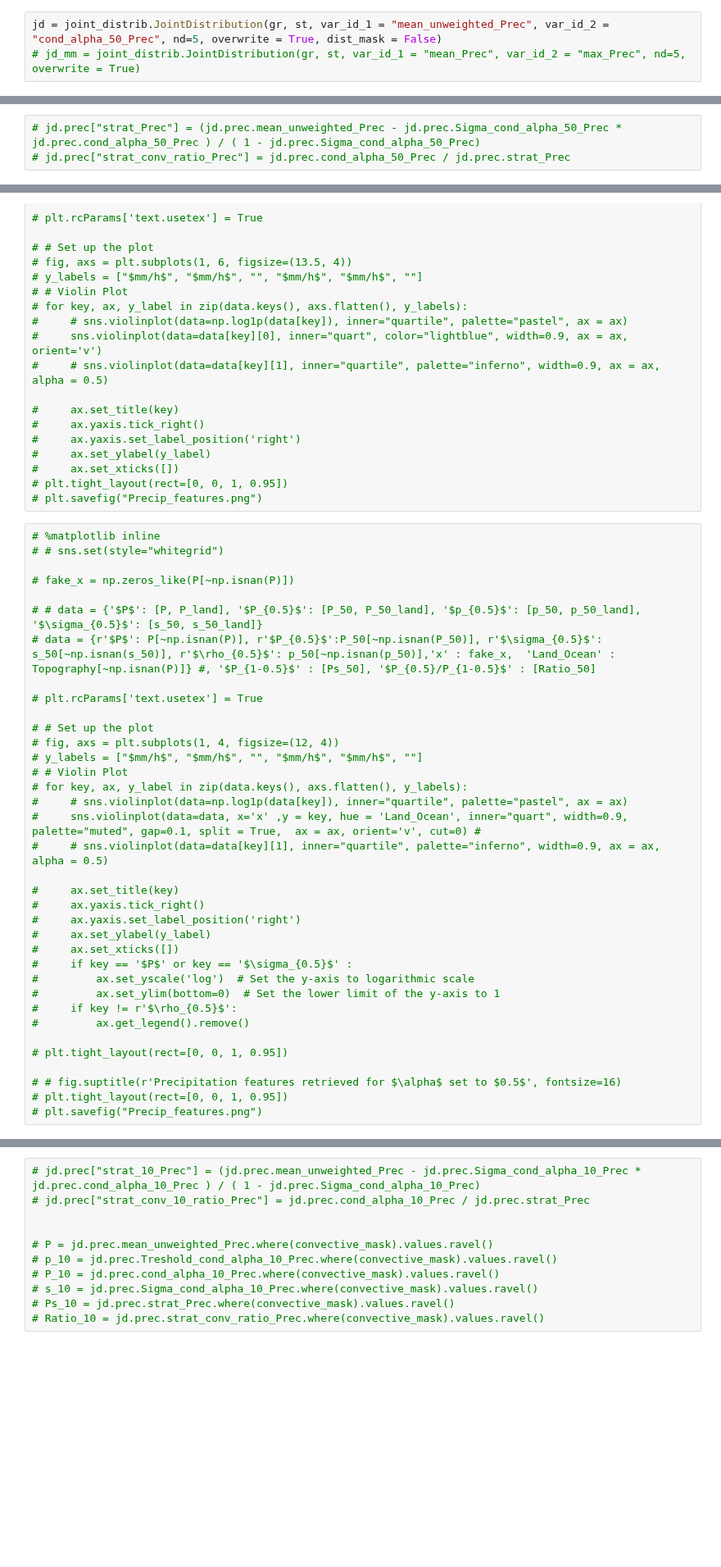
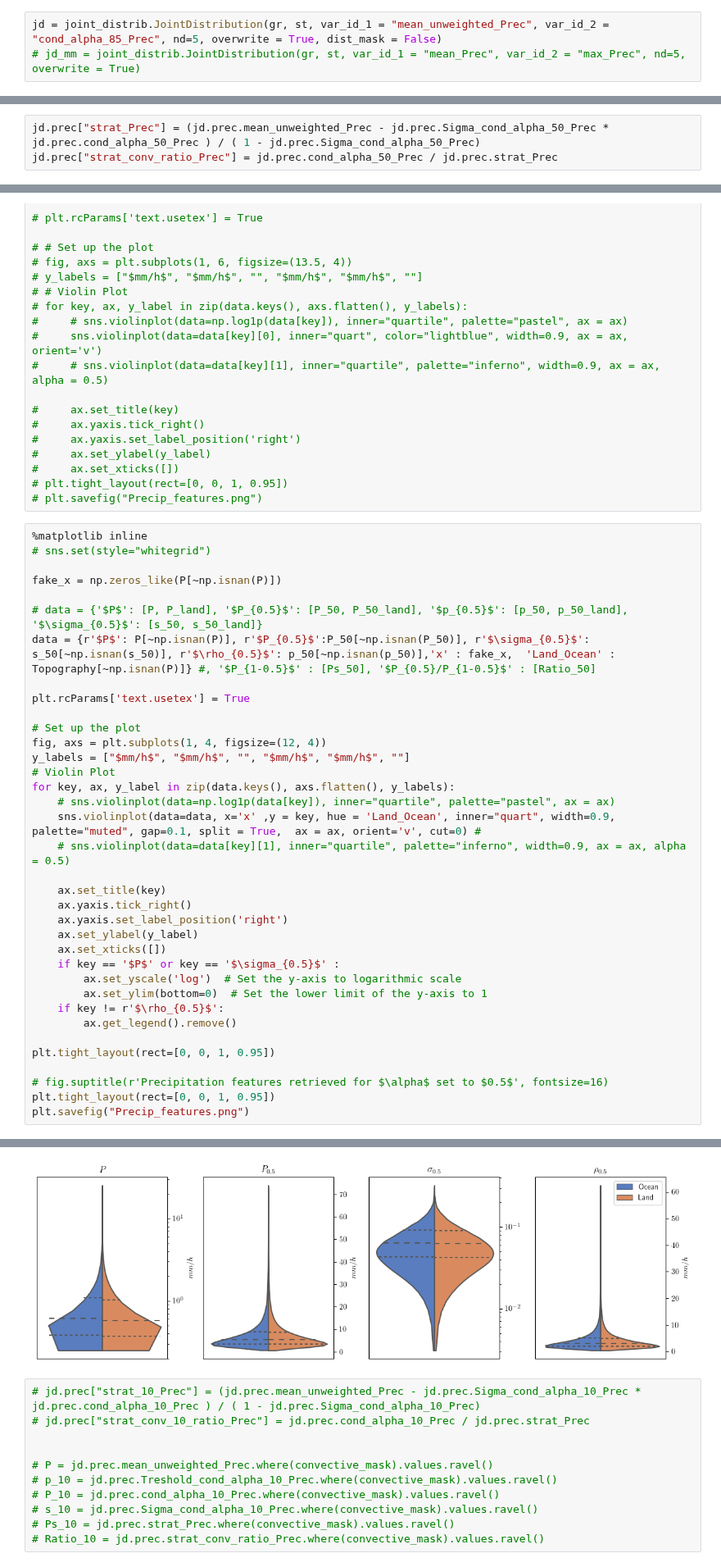
Before and after one commit to 19carenso/tempest, a Jupyter notebook: viz/cond_prec.ipynb, the cells around one changed output, grey strips where cells are left out. Shown at 82% size. Cells and saved outputs as stored; diff of their text form; blank space fills up the shorter version.

```diff
--- a/viz/cond_prec.ipynb
+++ b/viz/cond_prec.ipynb
@@ -34,5 +34,5 @@ Time elapsed for loading storms: 1.26 seconds
 # %%
-jd = joint_distrib.JointDistribution(gr, st, var_id_1 = "mean_unweighted_Prec", var_id_2 = "cond_alpha_50_Prec", nd=5, overwrite = True, dist_mask = False)
+jd = joint_distrib.JointDistribution(gr, st, var_id_1 = "mean_unweighted_Prec", var_id_2 = "cond_alpha_85_Prec", nd=5, overwrite = True, dist_mask = False)
 # jd_mm = joint_distrib.JointDistribution(gr, st, var_id_1 = "mean_Prec", var_id_2 = "max_Prec", nd=5, overwrite = True)
 # %% [output]
 Distribs have been recomputed because overwrite is set to True
@@ -41,6 +41,6 @@ Time elapsed for propagating all labels: 5.01 seconds
 # %%
-# jd.prec["strat_Prec"] = (jd.prec.mean_unweighted_Prec - jd.prec.Sigma_cond_alpha_50_Prec * jd.prec.cond_alpha_50_Prec ) / ( 1 - jd.prec.Sigma_cond_alpha_50_Prec)
-# jd.prec["strat_conv_ratio_Prec"] = jd.prec.cond_alpha_50_Prec / jd.prec.strat_Prec
+jd.prec["strat_Prec"] = (jd.prec.mean_unweighted_Prec - jd.prec.Sigma_cond_alpha_50_Prec * jd.prec.cond_alpha_50_Prec ) / ( 1 - jd.prec.Sigma_cond_alpha_50_Prec)
+jd.prec["strat_conv_ratio_Prec"] = jd.prec.cond_alpha_50_Prec / jd.prec.strat_Prec
 # %% [markdown]
 ## Get land and ocean masks
 # %%
@@ -117,38 +117,39 @@ Show distribs TODO make it land and ocean with ocean on top and land on bottom
 # plt.tight_layout(rect=[0, 0, 1, 0.95])
 # plt.savefig("Precip_features.png")
 # %%
-# %matplotlib inline
-# # sns.set(style="whitegrid")
+%matplotlib inline
+# sns.set(style="whitegrid")
 
-# fake_x = np.zeros_like(P[~np.isnan(P)])
+fake_x = np.zeros_like(P[~np.isnan(P)])
 
-# # data = {'$P$': [P, P_land], '$P_{0.5}$': [P_50, P_50_land], '$p_{0.5}$': [p_50, p_50_land], '$\sigma_{0.5}$': [s_50, s_50_land]}
-# data = {r'$P$': P[~np.isnan(P)], r'$P_{0.5}$':P_50[~np.isnan(P_50)], r'$\sigma_{0.5}$': s_50[~np.isnan(s_50)], r'$\rho_{0.5}$': p_50[~np.isnan(p_50)],'x' : fake_x,  'Land_Ocean' : Topography[~np.isnan(P)]} #, '$P_{1-0.5}$' : [Ps_50], '$P_{0.5}/P_{1-0.5}$' : [Ratio_50]
+# data = {'$P$': [P, P_land], '$P_{0.5}$': [P_50, P_50_land], '$p_{0.5}$': [p_50, p_50_land], '$\sigma_{0.5}$': [s_50, s_50_land]}
+data = {r'$P$': P[~np.isnan(P)], r'$P_{0.5}$':P_50[~np.isnan(P_50)], r'$\sigma_{0.5}$': s_50[~np.isnan(s_50)], r'$\rho_{0.5}$': p_50[~np.isnan(p_50)],'x' : fake_x,  'Land_Ocean' : Topography[~np.isnan(P)]} #, '$P_{1-0.5}$' : [Ps_50], '$P_{0.5}/P_{1-0.5}$' : [Ratio_50]
 
-# plt.rcParams['text.usetex'] = True
+plt.rcParams['text.usetex'] = True
 
-# # Set up the plot
-# fig, axs = plt.subplots(1, 4, figsize=(12, 4))
-# y_labels = ["$mm/h$", "$mm/h$", "", "$mm/h$", "$mm/h$", ""]
-# # Violin Plot
-# for key, ax, y_label in zip(data.keys(), axs.flatten(), y_labels):
-#     # sns.violinplot(data=np.log1p(data[key]), inner="quartile", palette="pastel", ax = ax)
-#     sns.violinplot(data=data, x='x' ,y = key, hue = 'Land_Ocean', inner="quart", width=0.9, palette="muted", gap=0.1, split = True,  ax = ax, orient='v', cut=0) #
-#     # sns.violinplot(data=data[key][1], inner="quartile", palette="inferno", width=0.9, ax = ax, alpha = 0.5)
+# Set up the plot
+fig, axs = plt.subplots(1, 4, figsize=(12, 4))
+y_labels = ["$mm/h$", "$mm/h$", "", "$mm/h$", "$mm/h$", ""]
+# Violin Plot
+for key, ax, y_label in zip(data.keys(), axs.flatten(), y_labels):
+    # sns.violinplot(data=np.log1p(data[key]), inner="quartile", palette="pastel", ax = ax)
+    sns.violinplot(data=data, x='x' ,y = key, hue = 'Land_Ocean', inner="quart", width=0.9, palette="muted", gap=0.1, split = True,  ax = ax, orient='v', cut=0) #
+    # sns.violinplot(data=data[key][1], inner="quartile", palette="inferno", width=0.9, ax = ax, alpha = 0.5)
 
-#     ax.set_title(key)
-#     ax.yaxis.tick_right()
-#     ax.yaxis.set_label_position('right')
-#     ax.set_ylabel(y_label)
-#     ax.set_xticks([])
-#     if key == '$P$' or key == '$\sigma_{0.5}$' :
-#         ax.set_yscale('log')  # Set the y-axis to logarithmic scale
-#         ax.set_ylim(bottom=0)  # Set the lower limit of the y-axis to 1
-#     if key != r'$\rho_{0.5}$':
-#         ax.get_legend().remove()
+    ax.set_title(key)
+    ax.yaxis.tick_right()
+    ax.yaxis.set_label_position('right')
+    ax.set_ylabel(y_label)
+    ax.set_xticks([])
+    if key == '$P$' or key == '$\sigma_{0.5}$' :
+        ax.set_yscale('log')  # Set the y-axis to logarithmic scale
+        ax.set_ylim(bottom=0)  # Set the lower limit of the y-axis to 1
+    if key != r'$\rho_{0.5}$':
+        ax.get_legend().remove()
 
-# plt.tight_layout(rect=[0, 0, 1, 0.95])
+plt.tight_layout(rect=[0, 0, 1, 0.95])
 
-# # fig.suptitle(r'Precipitation features retrieved for $\alpha$ set to $0.5$', fontsize=16)
-# plt.tight_layout(rect=[0, 0, 1, 0.95])
-# plt.savefig("Precip_features.png")
+# fig.suptitle(r'Precipitation features retrieved for $\alpha$ set to $0.5$', fontsize=16)
+plt.tight_layout(rect=[0, 0, 1, 0.95])
+plt.savefig("Precip_features.png")
+# %% [output]
@@ -155,3 +160,4 @@ Show distribs TODO make it land and ocean with ocean on top and land on bottom
+[figure, added]
 # %%
 # jd.prec["strat_10_Prec"] = (jd.prec.mean_unweighted_Prec - jd.prec.Sigma_cond_alpha_10_Prec * jd.prec.cond_alpha_10_Prec ) / ( 1 - jd.prec.Sigma_cond_alpha_10_Prec)
 # jd.prec["strat_conv_10_ratio_Prec"] = jd.prec.cond_alpha_10_Prec / jd.prec.strat_Prec
```
Also changed, not shown: parts of 17 cells of this notebook, 21 other files.
